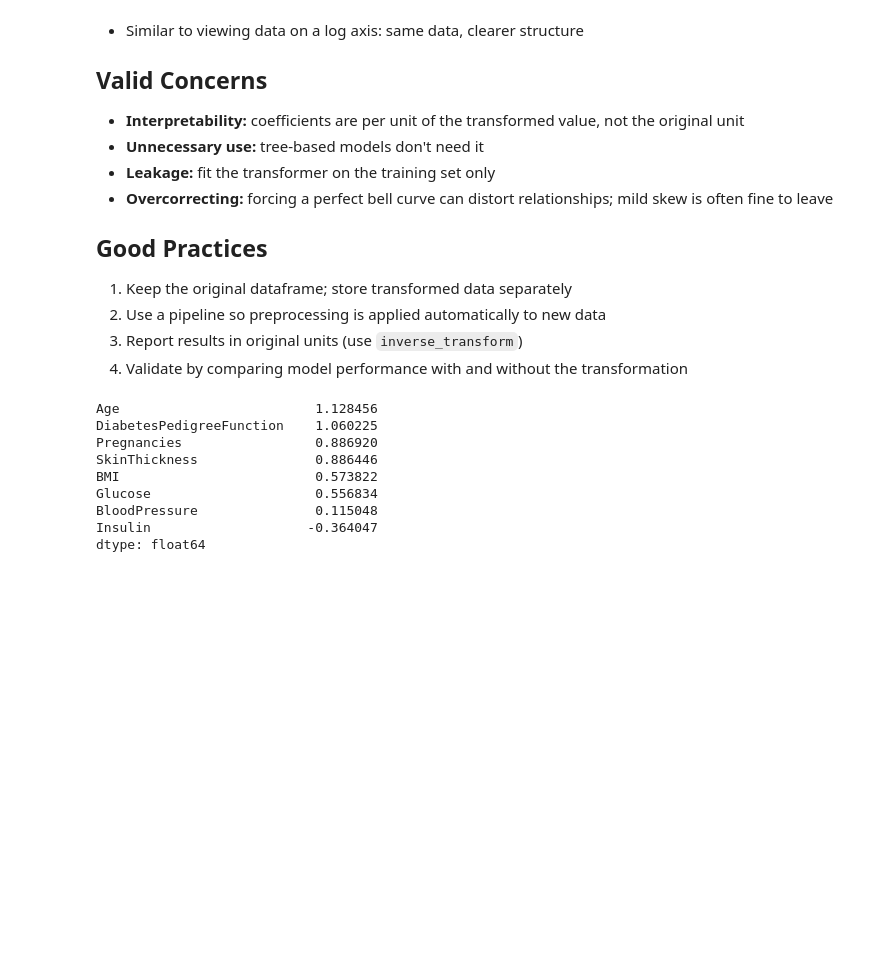
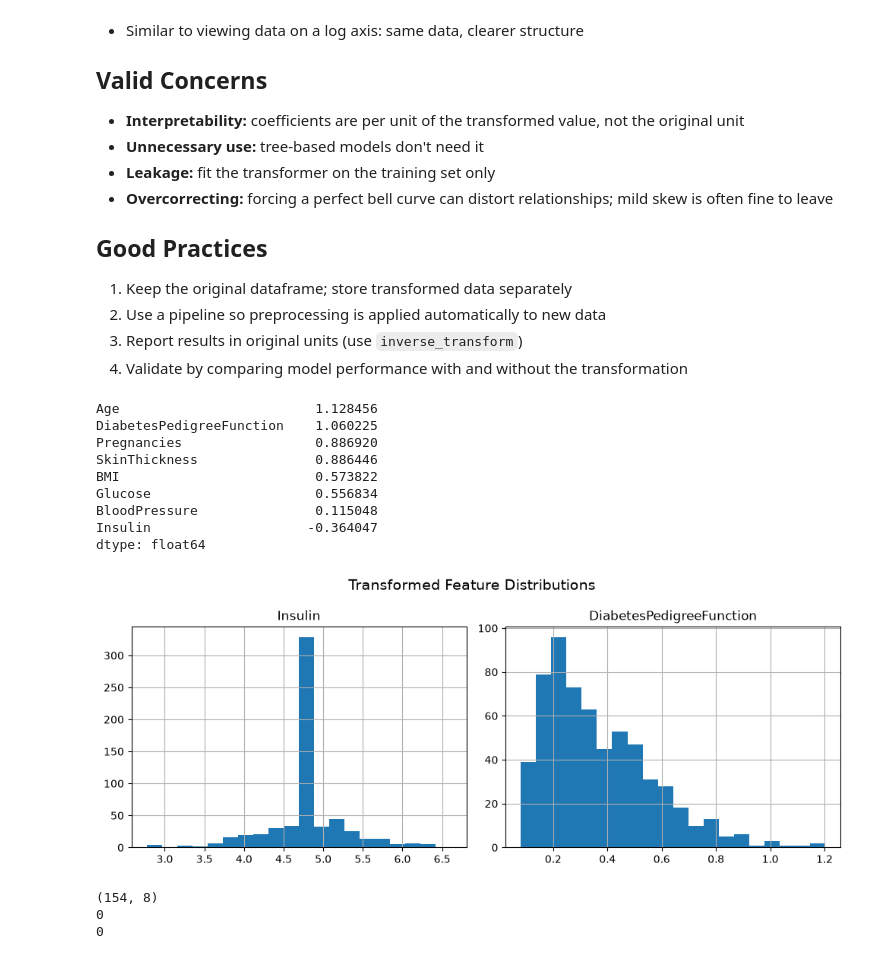
Before and after one commit to supranjal/Diabetes-prediction-ML-, a Jupyter notebook: notebooks/diabetes-prediction.ipynb, the cells around one changed output. Saved outputs shown, nothing was run; the diff lists cells and outputs as text; code cells hidden in the pictures; blank space fills up the shorter version.

```diff
--- a/notebooks/diabetes-prediction.ipynb
+++ b/notebooks/diabetes-prediction.ipynb
@@ -507,3 +507,27 @@ Glucose                     0.556834
 BloodPressure               0.115048
 Insulin                    -0.364047
 dtype: float64
+# %%
+X_train_engineered[["Insulin", "DiabetesPedigreeFunction"]].hist(
+    figsize=(10, 4),
+    bins=20
+)
+
+plt.suptitle("Transformed Feature Distributions", fontsize=14)
+plt.tight_layout()
+plt.show()
+# %% [output]
+[figure, added]
+# %%
+X_test_engineered = X_test_imputed.copy()
+
+for column in ["Insulin", "DiabetesPedigreeFunction"]:
+    X_test_engineered[column] = np.log1p(X_test_engineered[column])
+
+print(X_test_engineered.shape)
+print(X_test_engineered.isna().sum().sum())
+print(np.isinf(X_test_engineered).sum().sum())
+# %% [output]
+(154, 8)
+0
+0
```
Also changed, not shown: parts of 2 cells of this notebook.
